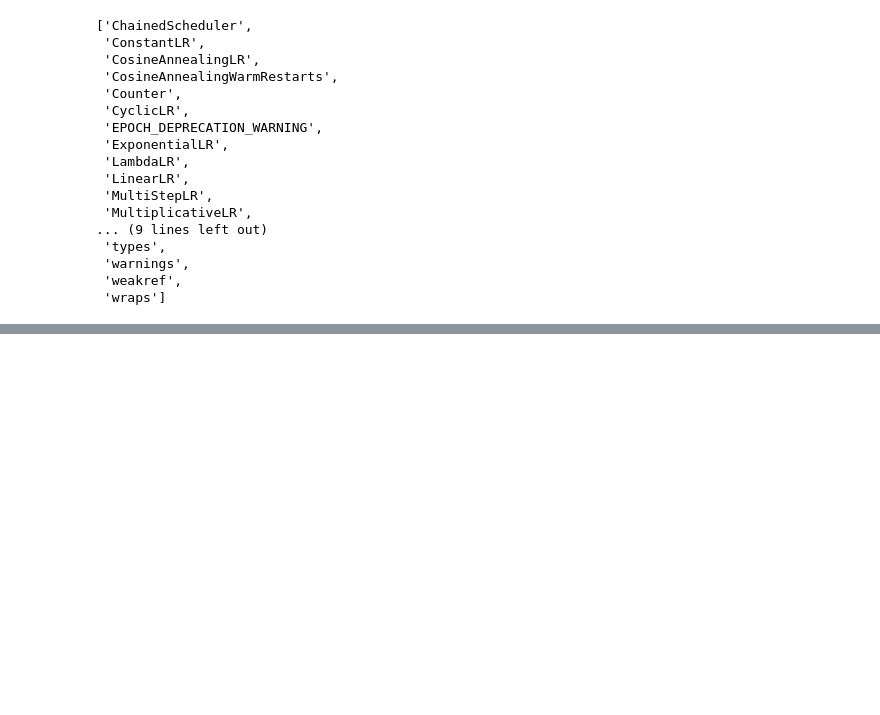
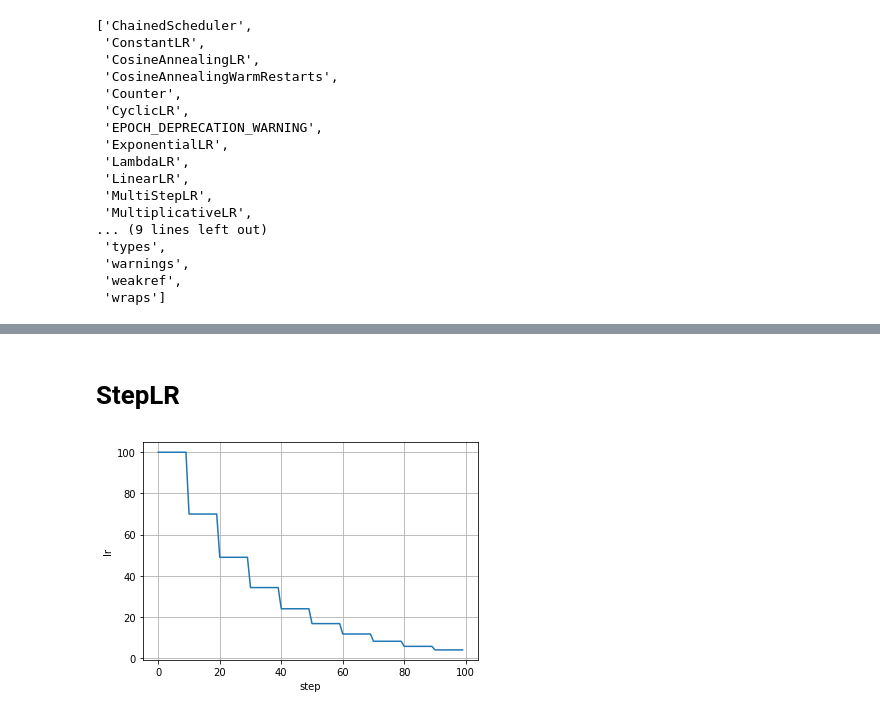
Before and after one commit to kopytovda/DeepLearning, a Jupyter notebook: Optimizations.ipynb, the cells around one changed output, grey strips where cells are left out. Drawn from its saved outputs; the diff is of its cells as text; code cells hidden in the pictures; blank space fills up the shorter version.

```diff
--- a/Optimizations.ipynb
+++ b/Optimizations.ipynb
@@ -178,0 +199,8 @@ def get_simple_model_optimizer():
+# %% [markdown]
+# StepLR
+# %%
+model, optimizer = get_simple_model_optimizer()
+scheduler = torch.optim.lr_scheduler.StepLR(optimizer, step_size=10, gamma=0.7)
+draw_learning_rate_curve(optimizer, scheduler)
+# %% [output]
+[figure, added]
```
Also changed, not shown: parts of 19 cells of this notebook.
